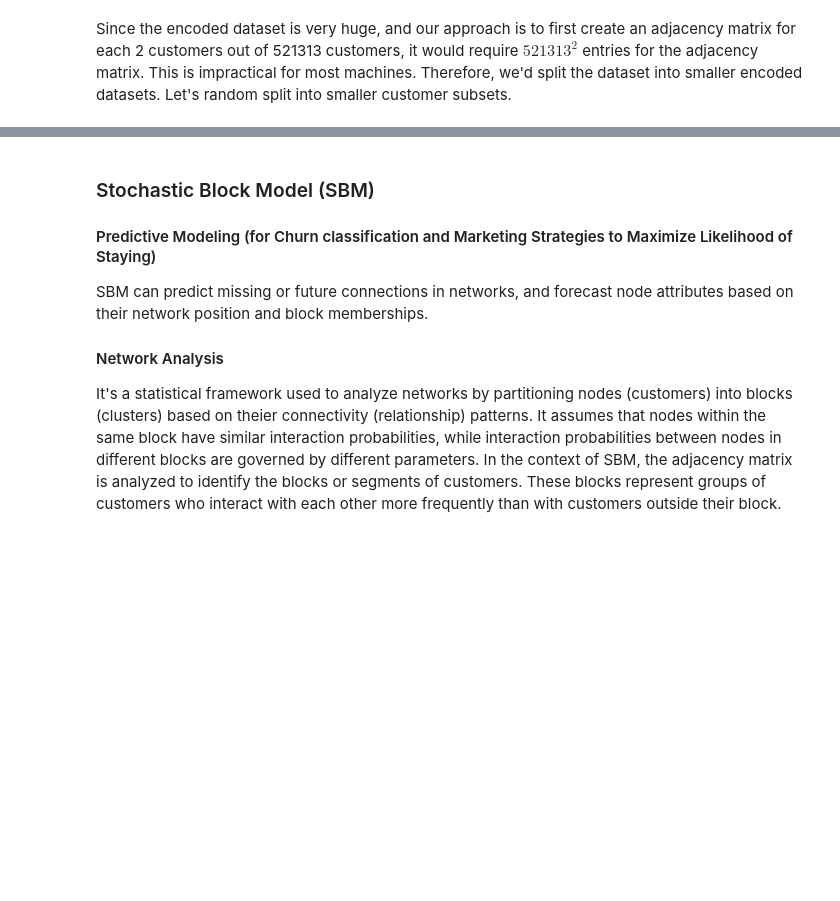
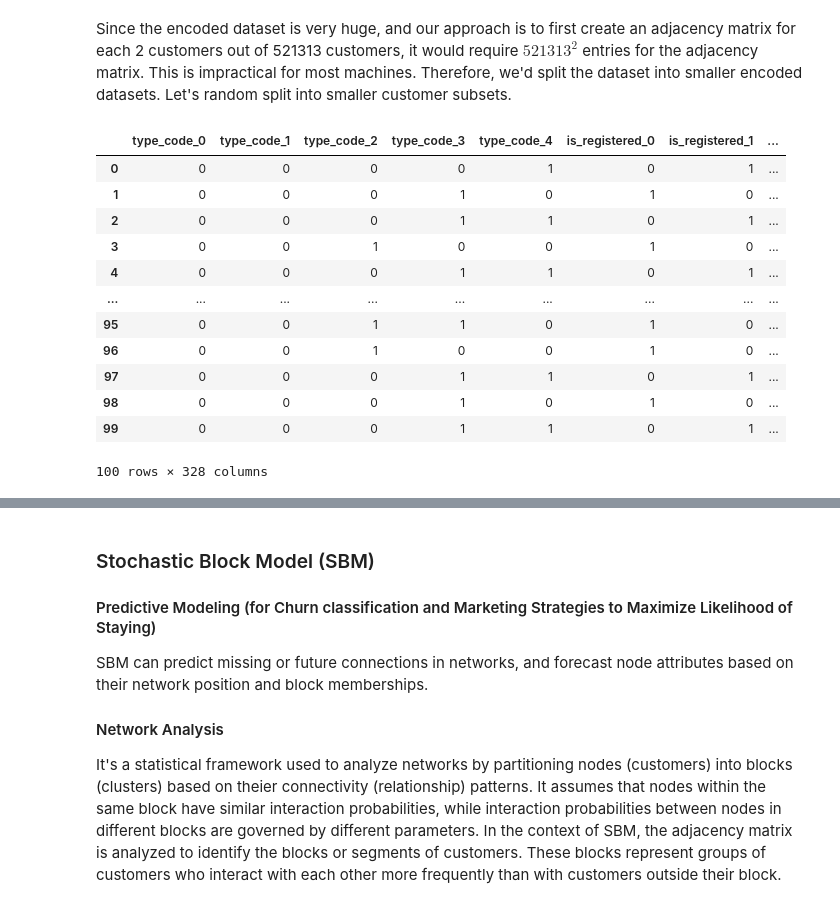
Before and after one commit to noahnguyen2004/Network-Science-Approach-on-Customer-Churn, a Jupyter notebook: customer-churn-classification.ipynb, the cells around one changed output, grey strips where cells are left out. Cells and saved outputs as stored; diff of their text form; code cells hidden in the pictures; blank space fills up the shorter version.

```diff
--- a/customer-churn-classification.ipynb
+++ b/customer-churn-classification.ipynb
@@ -1432,3 +1432,19 @@ def compute_sparse_cosine_sim_batch(data, batch_size=100, threshold=0.1):
         sparse_sim_matrix[i:end_i] = csr_matrix(batch_sim)
 
     return sparse_sim_matrix.tocsr()
+# %%
+df_copy_no_label_no_clusters_encoded[:100]
+# %% [output]
+|  | type_code_0 | type_code_1 | type_code_2 | type_code_3 | type_code_4 | is_registered_0 | is_registered_1 | ... |
+| 0 | 0 | 0 | 0 | 0 | 1 | 0 | 1 | ... |
+| 1 | 0 | 0 | 0 | 1 | 0 | 1 | 0 | ... |
+| 2 | 0 | 0 | 0 | 1 | 1 | 0 | 1 | ... |
+| 3 | 0 | 0 | 1 | 0 | 0 | 1 | 0 | ... |
+| 4 | 0 | 0 | 0 | 1 | 1 | 0 | 1 | ... |
+| ... | ... | ... | ... | ... | ... | ... | ... | ... |
+| 95 | 0 | 0 | 1 | 1 | 0 | 1 | 0 | ... |
+| 96 | 0 | 0 | 1 | 0 | 0 | 1 | 0 | ... |
+| 97 | 0 | 0 | 0 | 1 | 1 | 0 | 1 | ... |
+| 98 | 0 | 0 | 0 | 1 | 0 | 1 | 0 | ... |
+| 99 | 0 | 0 | 0 | 1 | 1 | 0 | 1 | ... |
+100 rows × 328 columns
```
Also changed, not shown: parts of 3 cells of this notebook.
